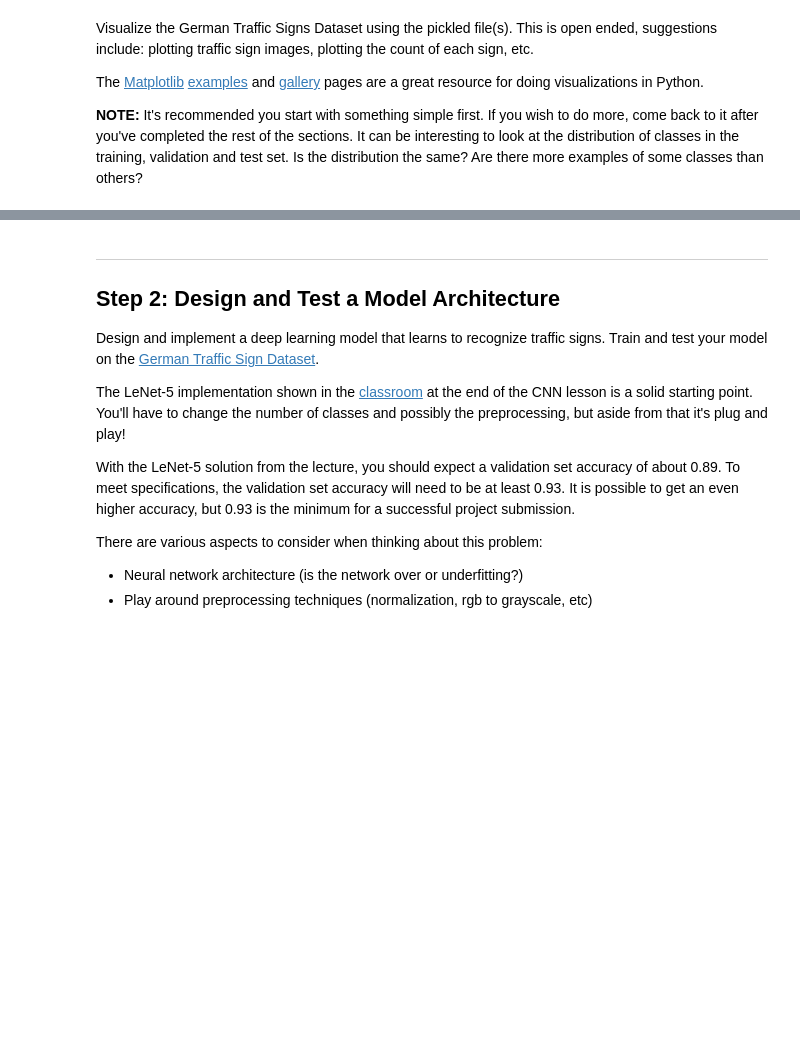
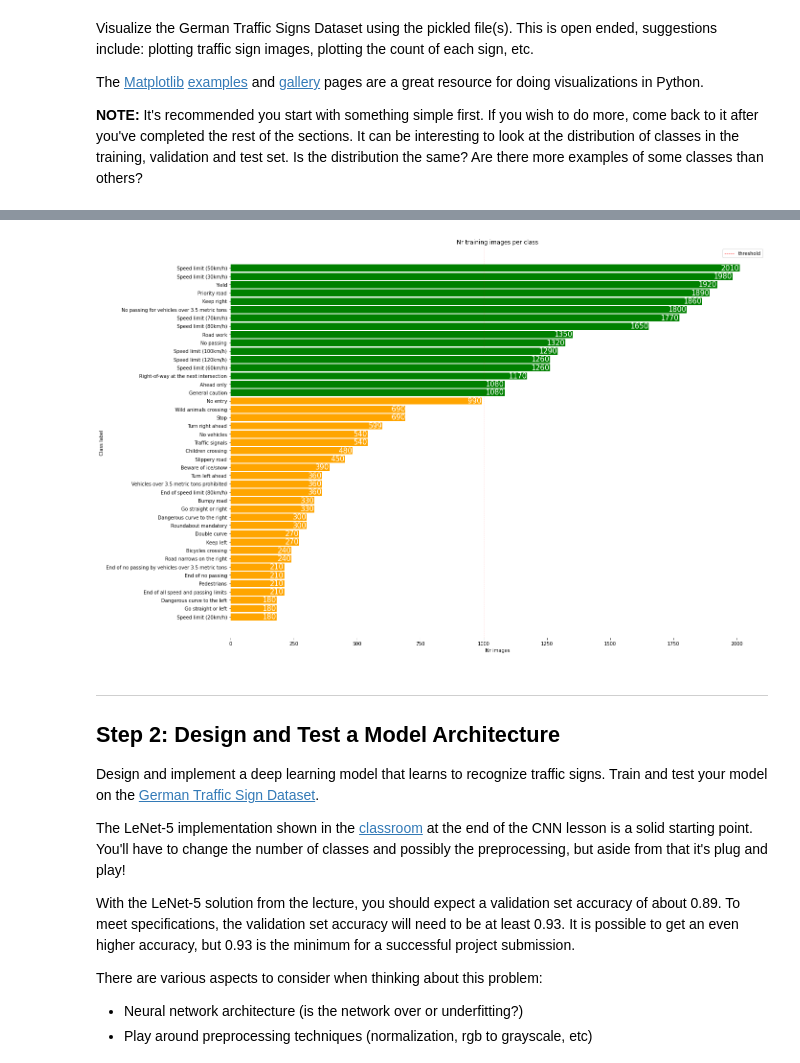
Before and after one commit to willembressers/CarND-Traffic-Sign-Classifier-Project, a Jupyter notebook: notebooks/Traffic_Sign_Classifier.ipynb, the cells around one changed output, grey strips where cells are left out. Cells and saved outputs as stored; diff of their text form; code cells hidden in the pictures; blank space fills up the shorter version.

```diff
--- a/notebooks/Traffic_Sign_Classifier.ipynb
+++ b/notebooks/Traffic_Sign_Classifier.ipynb
@@ -190,3 +171,11 @@ pd.DataFrame({'labels':labels, 'counts':counts})\
+# %%
+# visualise the class distribution
+visualize.class_distribution(y_train, class_names, threshold=1000)
+
+# save the figure for the report
+plt.savefig(os.path.join(os.pardir, 'reports', 'figures', 'training_images_class_distribution.png'))
+# %% [output]
+[figure, added]
 # %% [markdown]
 ----
 
```
Also changed, not shown: parts of 13 cells of this notebook, 18 other files.
